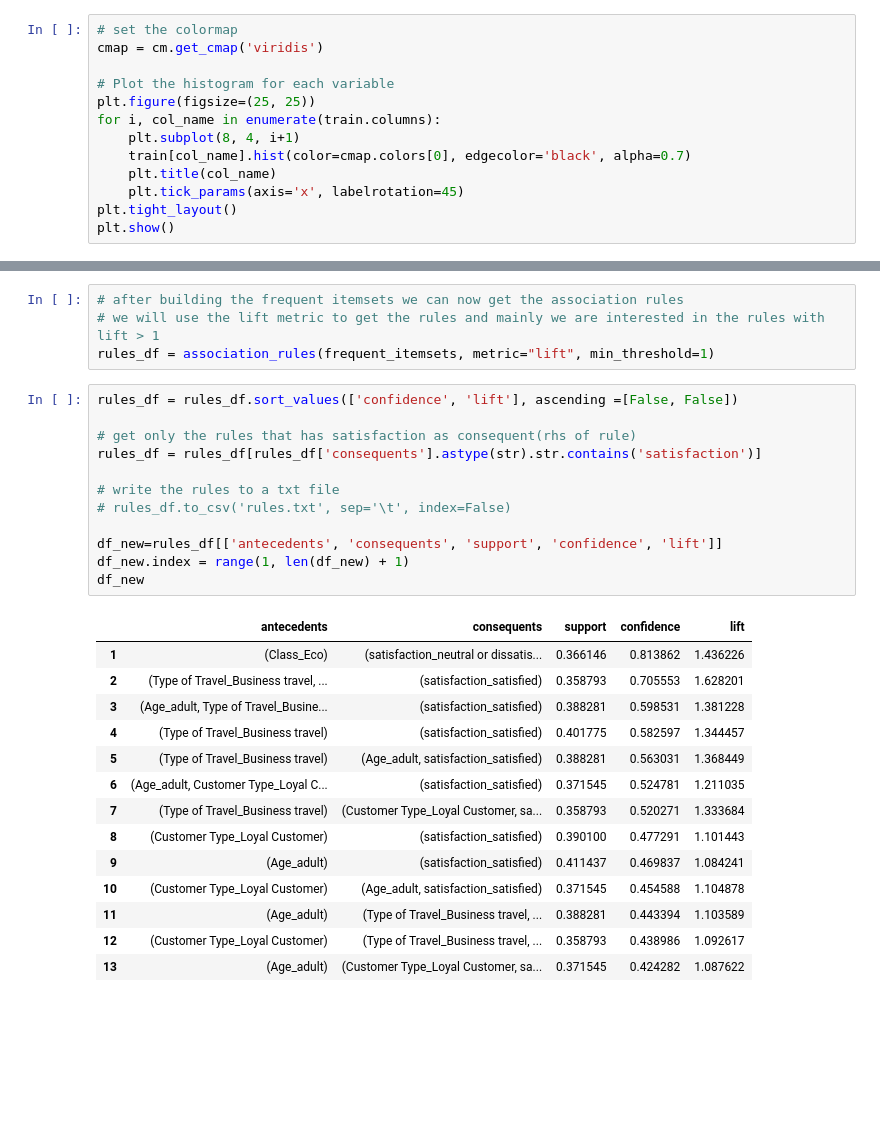
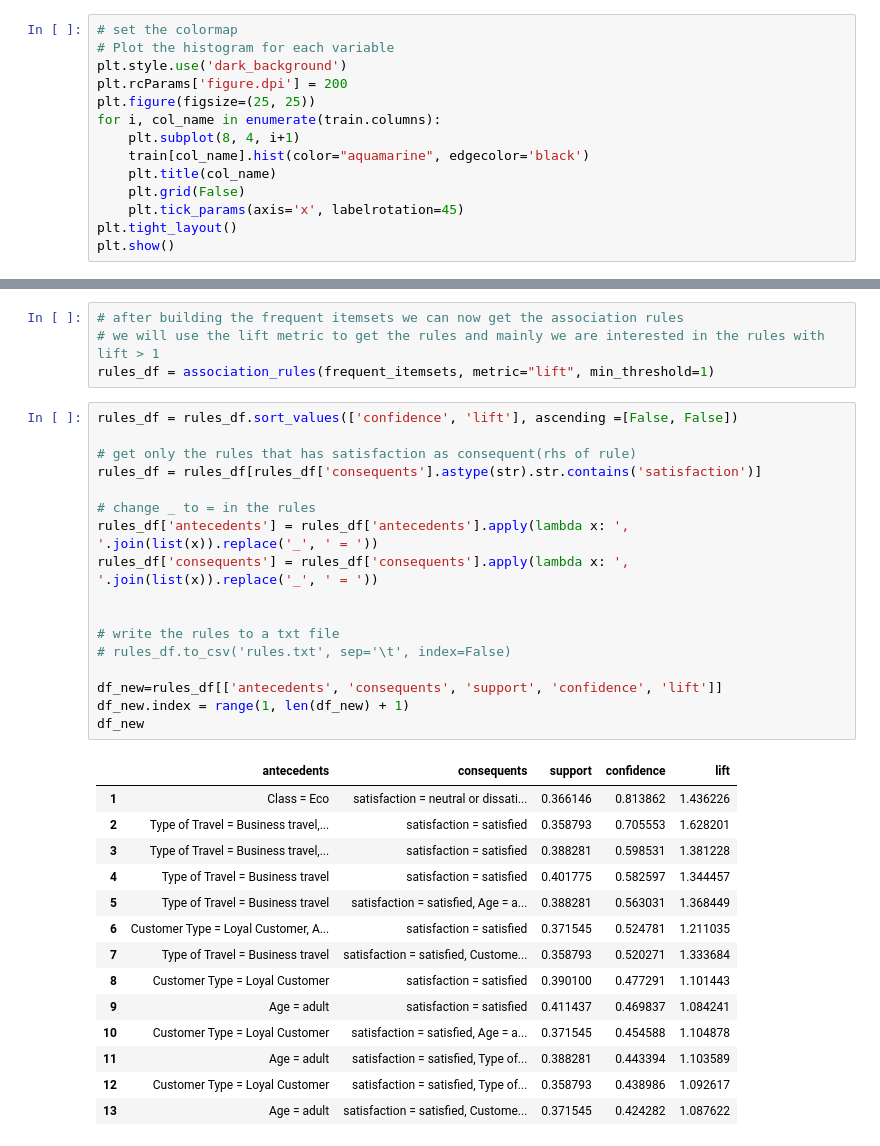
Before and after one commit to NouranHany/Airline-Satisfaction-Predictors, a Jupyter notebook: ModelPipelines/Apriori/Apriori.ipynb, the cells around one changed output, grey strips where cells are left out. Saved outputs shown, nothing was run; the diff lists cells and outputs as text; blank space fills up the shorter version.

```diff
--- a/ModelPipelines/Apriori/Apriori.ipynb
+++ b/ModelPipelines/Apriori/Apriori.ipynb
@@ -12,14 +12,15 @@ train=pd.read_csv("../../DataFiles/airline-train.csv")
 train=train.drop([train.columns[0],'id'], axis=1)
 # %%
 # set the colormap
-cmap = cm.get_cmap('viridis')
-
 # Plot the histogram for each variable
+plt.style.use('dark_background')
+plt.rcParams['figure.dpi'] = 200
 plt.figure(figsize=(25, 25))
 for i, col_name in enumerate(train.columns):
     plt.subplot(8, 4, i+1)
-    train[col_name].hist(color=cmap.colors[0], edgecolor='black', alpha=0.7)
+    train[col_name].hist(color="aquamarine", edgecolor='black')
     plt.title(col_name)
+    plt.grid(False)
     plt.tick_params(axis='x', labelrotation=45)
 plt.tight_layout()
 plt.show()
@@ -97,30 +98,35 @@ rules_df = association_rules(frequent_itemsets, metric="lift", min_threshold=1)
 # %%
 rules_df = rules_df.sort_values(['confidence', 'lift'], ascending =[False, False])
 
 # get only the rules that has satisfaction as consequent(rhs of rule)
 rules_df = rules_df[rules_df['consequents'].astype(str).str.contains('satisfaction')]
+
+# change _ to = in the rules
+rules_df['antecedents'] = rules_df['antecedents'].apply(lambda x: ', '.join(list(x)).replace('_', ' = '))
+rules_df['consequents'] = rules_df['consequents'].apply(lambda x: ', '.join(list(x)).replace('_', ' = '))
+
 
 # write the rules to a txt file
 # rules_df.to_csv('rules.txt', sep='\t', index=False)
 
 df_new=rules_df[['antecedents', 'consequents', 'support', 'confidence', 'lift']]
 df_new.index = range(1, len(df_new) + 1)
 df_new
 # %% [output]
 |  | antecedents | consequents | support | confidence | lift |
-| 1 | (Class_Eco) | (satisfaction_neutral or dissatis... | 0.366146 | 0.813862 | 1.436226 |
-| 2 | (Type of Travel_Business travel, ... | (satisfaction_satisfied) | 0.358793 | 0.705553 | 1.628201 |
-| 3 | (Age_adult, Type of Travel_Busine... | (satisfaction_satisfied) | 0.388281 | 0.598531 | 1.381228 |
-| 4 | (Type of Travel_Business travel) | (satisfaction_satisfied) | 0.401775 | 0.582597 | 1.344457 |
-| 5 | (Type of Travel_Business travel) | (Age_adult, satisfaction_satisfied) | 0.388281 | 0.563031 | 1.368449 |
-| 6 | (Age_adult, Customer Type_Loyal C... | (satisfaction_satisfied) | 0.371545 | 0.524781 | 1.211035 |
-| 7 | (Type of Travel_Business travel) | (Customer Type_Loyal Customer, sa... | 0.358793 | 0.520271 | 1.333684 |
-| 8 | (Customer Type_Loyal Customer) | (satisfaction_satisfied) | 0.390100 | 0.477291 | 1.101443 |
-| 9 | (Age_adult) | (satisfaction_satisfied) | 0.411437 | 0.469837 | 1.084241 |
-| 10 | (Customer Type_Loyal Customer) | (Age_adult, satisfaction_satisfied) | 0.371545 | 0.454588 | 1.104878 |
-| 11 | (Age_adult) | (Type of Travel_Business travel, ... | 0.388281 | 0.443394 | 1.103589 |
-| 12 | (Customer Type_Loyal Customer) | (Type of Travel_Business travel, ... | 0.358793 | 0.438986 | 1.092617 |
-| 13 | (Age_adult) | (Customer Type_Loyal Customer, sa... | 0.371545 | 0.424282 | 1.087622 |
+| 1 | Class = Eco | satisfaction = neutral or dissati... | 0.366146 | 0.813862 | 1.436226 |
+| 2 | Type of Travel = Business travel,... | satisfaction = satisfied | 0.358793 | 0.705553 | 1.628201 |
+| 3 | Type of Travel = Business travel,... | satisfaction = satisfied | 0.388281 | 0.598531 | 1.381228 |
+| 4 | Type of Travel = Business travel | satisfaction = satisfied | 0.401775 | 0.582597 | 1.344457 |
+| 5 | Type of Travel = Business travel | satisfaction = satisfied, Age = a... | 0.388281 | 0.563031 | 1.368449 |
+| 6 | Customer Type = Loyal Customer, A... | satisfaction = satisfied | 0.371545 | 0.524781 | 1.211035 |
+| 7 | Type of Travel = Business travel | satisfaction = satisfied, Custome... | 0.358793 | 0.520271 | 1.333684 |
+| 8 | Customer Type = Loyal Customer | satisfaction = satisfied | 0.390100 | 0.477291 | 1.101443 |
+| 9 | Age = adult | satisfaction = satisfied | 0.411437 | 0.469837 | 1.084241 |
+| 10 | Customer Type = Loyal Customer | satisfaction = satisfied, Age = a... | 0.371545 | 0.454588 | 1.104878 |
+| 11 | Age = adult | satisfaction = satisfied, Type of... | 0.388281 | 0.443394 | 1.103589 |
+| 12 | Customer Type = Loyal Customer | satisfaction = satisfied, Type of... | 0.358793 | 0.438986 | 1.092617 |
+| 13 | Age = adult | satisfaction = satisfied, Custome... | 0.371545 | 0.424282 | 1.087622 |
 # %%
 support=df_new['support'].values
 confidence=df_new['confidence'].values
```
Also changed, not shown: parts of 5 cells of this notebook.
